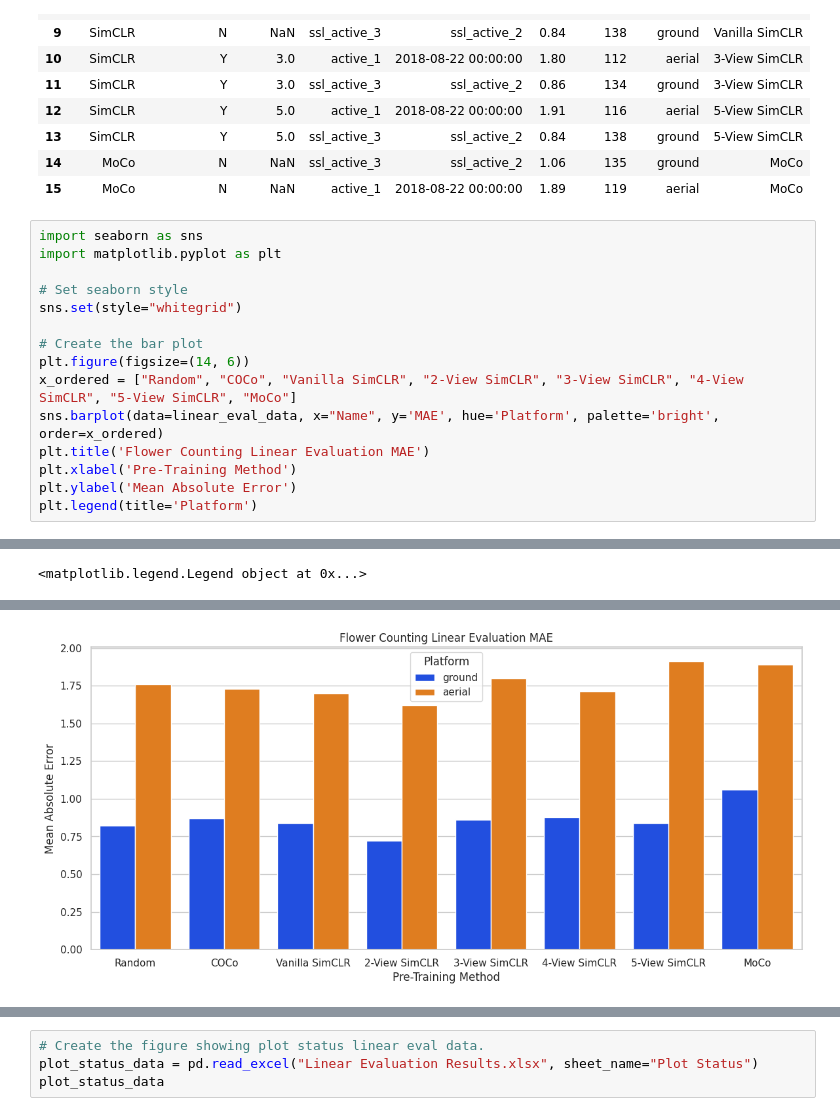
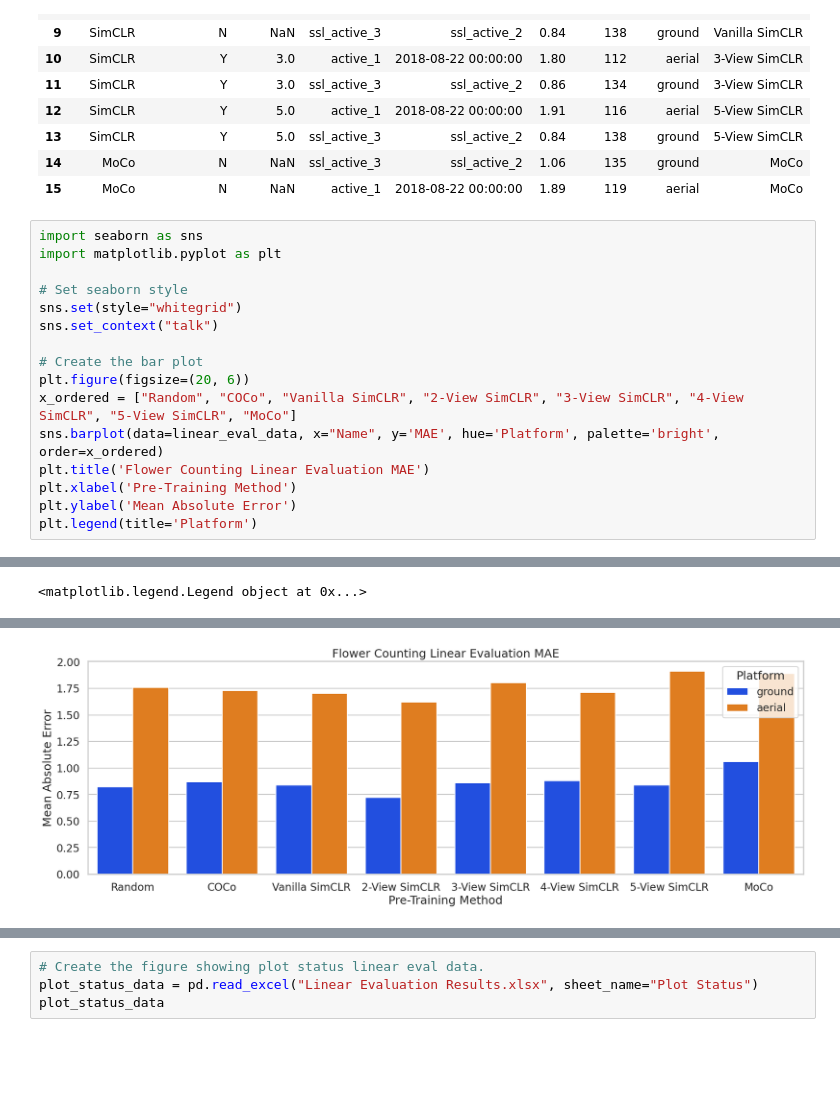
Before and after one commit to UGA-BSAIL/self-supervised-learning, a Jupyter notebook: notebooks/generate_figures.ipynb, the cells around one changed output, grey strips where cells are left out. Drawn from its saved outputs; the diff is of its cells as text; blank space fills up the shorter version.

```diff
--- a/notebooks/generate_figures.ipynb
+++ b/notebooks/generate_figures.ipynb
@@ -64,23 +64,24 @@ linear_eval_data
 # %%
 import seaborn as sns
 import matplotlib.pyplot as plt
 
 # Set seaborn style
 sns.set(style="whitegrid")
+sns.set_context("talk")
 
 # Create the bar plot
-plt.figure(figsize=(14, 6))
+plt.figure(figsize=(20, 6))
 x_ordered = ["Random", "COCo", "Vanilla SimCLR", "2-View SimCLR", "3-View SimCLR", "4-View SimCLR", "5-View SimCLR", "MoCo"]
 sns.barplot(data=linear_eval_data, x="Name", y='MAE', hue='Platform', palette='bright', order=x_ordered)
 plt.title('Flower Counting Linear Evaluation MAE')
 plt.xlabel('Pre-Training Method')
 plt.ylabel('Mean Absolute Error')
 plt.legend(title='Platform')
 # %% [output]
 [interactive output not drawn]
 <matplotlib.legend.Legend object at 0x...>
 [interactive output not drawn]
-[figure, old version]
+[figure, new version]
 # %%
 # Create the bar plot
 plt.figure(figsize=(14, 6))
```
Also changed, not shown: parts of 3 cells of this notebook, 1 other file.
